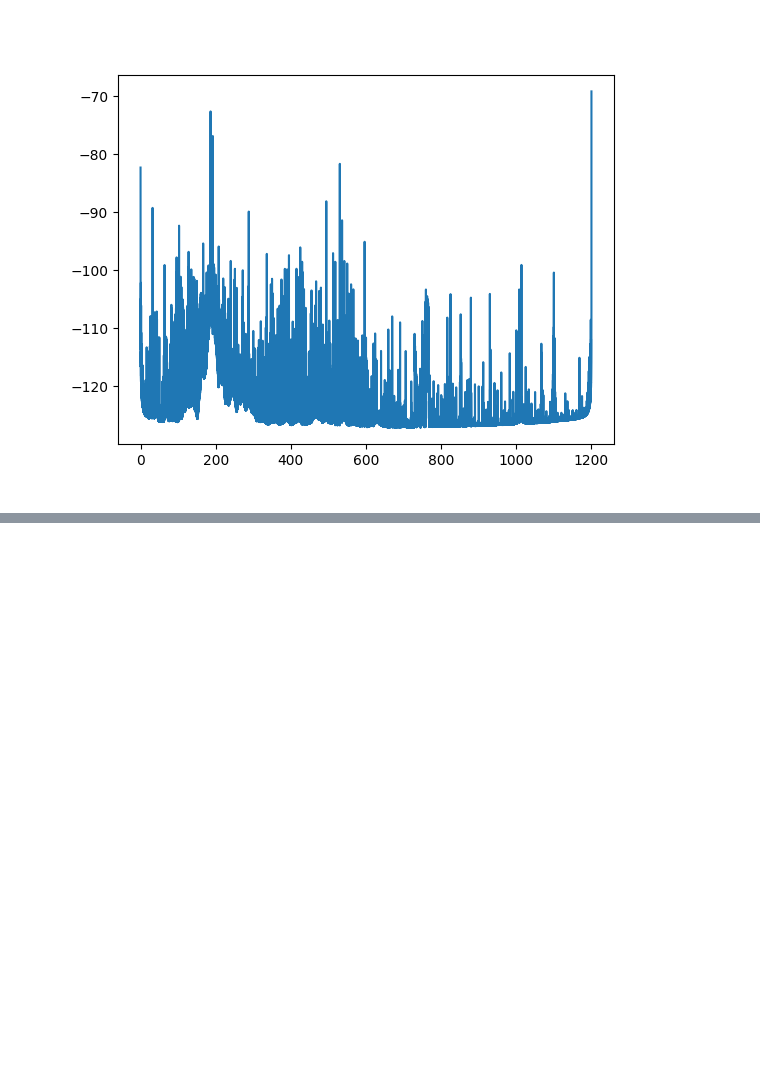
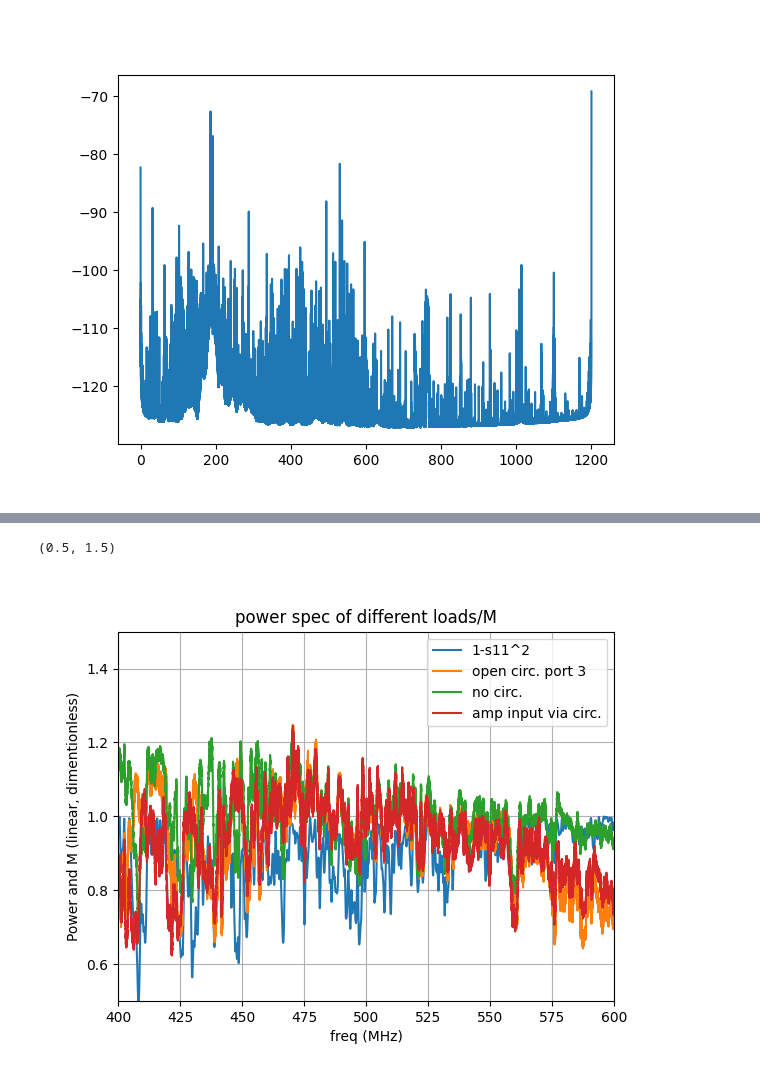
Before and after one commit to josephmlev/darkRadio, a Jupyter notebook: daqAnalysisAndExperiments/run1B/daq/systemTesting/systemTesting_9.6.23.ipynb, the cells around one changed output, grey strips where cells are left out. Cells and saved outputs as stored; diff of their text form; code cells hidden in the pictures; blank space fills up the shorter version.

```diff
--- a/daqAnalysisAndExperiments/run1B/daq/systemTesting/systemTesting_9.6.23.ipynb
+++ b/daqAnalysisAndExperiments/run1B/daq/systemTesting/systemTesting_9.6.23.ipynb
@@ -732,0 +1253,21 @@ mean 27: 1.3839364429657826e-11
+# %%
+plt.close('all')
+
+plt.figure()
+plt.title('power spec of different loads/M')
+plt.plot(freqs, M, label = '1-s11^2')
+#plt.plot(freqs[:-100], (spec86[1:-100])/spec86[idxStart:idxStop].mean(), label = 'room temp load, with circ.')
+#plt.plot(freqs[:-100], (spec83[1:-100])/spec83[idxStart:idxStop].mean(), label = 'cold load, with circ')
+#plt.plot(freqs[:-100], (spec84[1:-100])/spec84[idxStart:idxStop].mean(), label = 'hot load, with circ.')
+plt.plot(freqs[:-100], (spec76[1:-100])/spec76[idxStart:idxStop].mean(), label = 'open circ. port 3')
+plt.plot(freqs[:-100], (spec93[1:-100])/spec93[idxStart:idxStop].mean(), label = 'no circ.')
+plt.plot(freqs[:-100], (spec79[1:-100])/spec79[idxStart:idxStop].mean(), label = 'amp input via circ.')
+plt.legend()
+plt.grid(True)
+plt.ylabel('Power and M (linear, dimentionless)')
+plt.xlabel('freq (MHz)')
+plt.xlim(400, 600)
+plt.ylim(.5,1.5)
+# %% [output]
+(0.5, 1.5)
+[figure, added]
```
Also changed, not shown: parts of 7 cells of this notebook.
